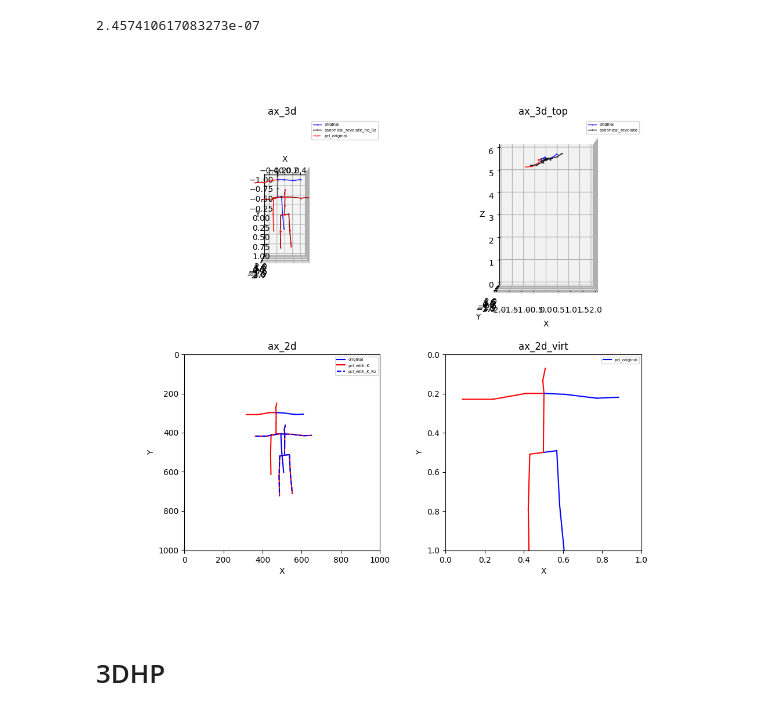
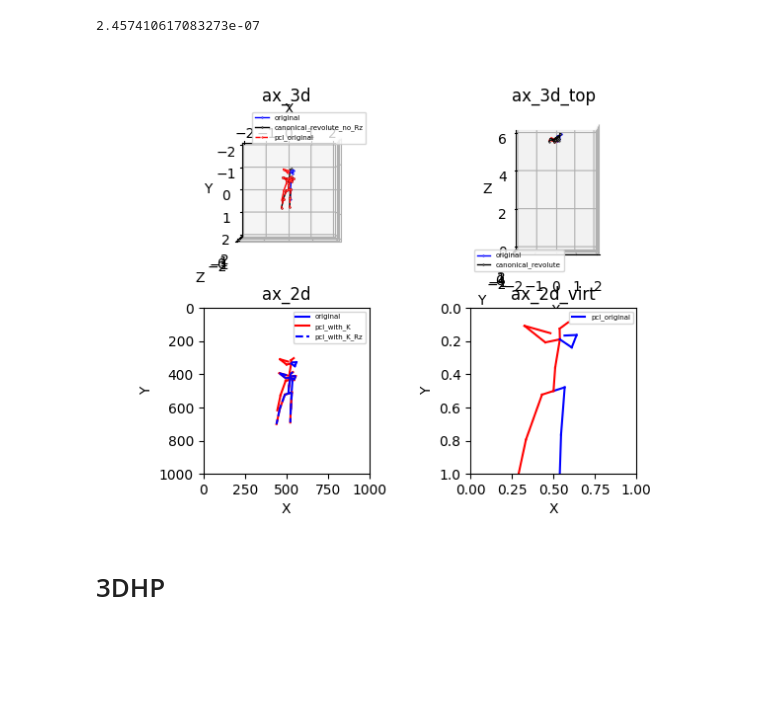
Before and after one commit to hoo223/MotionBERT, a Jupyter notebook: custom_codes/canonical/pcl_example.ipynb, the cells around one changed output. Drawn from its saved outputs; the diff is of its cells as text; code cells hidden in the pictures; blank space fills up the shorter version.

```diff
--- a/custom_codes/canonical/pcl_example.ipynb
+++ b/custom_codes/canonical/pcl_example.ipynb
@@ -37,9 +37,9 @@ data = load_data_dict(dataset_name, data_type_list, overwrite_list, verbose=True
 # %%
-# subject = 'S9'
-# action = 'Walking 1'
-# cam_id = '54138969'
+subject = 'S9'
+action = 'Walking 1'
+cam_id = '54138969'
 source_list = data['source_list'].copy()
-subject, cam_id, action = split_source_name(source_list[50], dataset_name)
+subject, cam_id, action = split_source_name(source_list[0], dataset_name)
 
 # camera parameters
 cam_param = data['cam_param'][subject][action][cam_id].copy()
@@ -56,22 +56,22 @@ img_2d_centered = img_2d.copy() - img_2d[:, 0:1] + np.array([cx, cy])
 cam_3d_canonical = canonicalization_cam_3d(cam_3d, canonical_type='same_z')
 img_2d_canonical = projection(cam_3d_canonical, intrinsic) # data['img_2d_canonical_same_z'][subject][action][cam_id].copy()
 
-## R_virt2orig
+## canonical_revolute_no_Rz 3D/2D pose
 R_orig2virt_no_Rz_from_2d, R_orig2virt_no_Rz_from_2d_inv = get_batch_R_orig2virt_from_2d(img_2d, intrinsic)
 R_orig2virt_no_Rz_from_3d, R_orig2virt_no_Rz_from_3d_inv = get_batch_R_orig2virt_from_3d(cam_3d, no_Rz=True)
-R_orig2virt_from_3d, R_orig2virt_from_3d_inv = get_batch_R_orig2virt_from_3d(cam_3d, no_Rz=False)
-
-## canonical_revolute_no_Rz 3D/2D pose
 cam_3d_canonical_revolute_no_Rz = np.einsum('ijk,ikl->ijl', cam_3d, R_orig2virt_no_Rz_from_2d_inv)
+#cam_3d_canonical_revolute_no_Rz = canonicalization_cam_3d(cam_3d, canonical_type='revolute_no_Rz')
 img_2d_canonical_revolute_no_Rz = projection(cam_3d_canonical_revolute_no_Rz, intrinsic)
-print(np.linalg.norm(cam_3d_canonical_revolute_no_Rz - data['cam_3d_canonical_revolute_no_Rz'][subject][action][cam_id]).mean())
-print(np.linalg.norm(img_2d_canonical_revolute_no_Rz - data['img_2d_canonical_revolute_no_Rz'][subject][action][cam_id]).mean())
+print('cam_3d_canonical_revolute_no_Rz', np.linalg.norm(cam_3d_canonical_revolute_no_Rz - data['cam_3d_canonical_revolute_no_Rz'][subject][action][cam_id]).mean())
+print('img_2d_canonical_revolute_no_Rz', np.linalg.norm(img_2d_canonical_revolute_no_Rz - data['img_2d_canonical_revolute_no_Rz'][subject][action][cam_id]).mean())
 
 ## canonical_revolute 3D/2D pose
+R_orig2virt_from_3d, R_orig2virt_from_3d_inv = get_batch_R_orig2virt_from_3d(cam_3d, no_Rz=False)
 cam_3d_canonical_revolute = np.einsum('ijk,ikl->ijl', cam_3d, R_orig2virt_from_3d_inv)
+#cam_3d_canonical_revolute = canonicalization_cam_3d(cam_3d, canonical_type='revolute')
 img_2d_canonical_revolute = projection(cam_3d_canonical_revolute, intrinsic)
-print(np.linalg.norm(cam_3d_canonical_revolute - data['cam_3d_canonical_revolute'][subject][action][cam_id]).mean())
-print(np.linalg.norm(img_2d_canonical_revolute - data['img_2d_canonical_revolute'][subject][action][cam_id]).mean())
+print('cam_3d_canonical_revolute', np.linalg.norm(cam_3d_canonical_revolute - data['cam_3d_canonical_revolute'][subject][action][cam_id]).mean())
+print('img_2d_canonical_revolute', np.linalg.norm(img_2d_canonical_revolute - data['img_2d_canonical_revolute'][subject][action][cam_id]).mean())
 
 ## PCL with original K
 K_inv = np.linalg.inv(intrinsic)
@@ -83,8 +83,8 @@ norm_2d_virt_with_Rz = np.einsum('ijk,ikl->ijl', norm_2d, R_orig2virt_from_3d_in
 img_2d_canonical_pcl = projection(norm_2d_virt_no_Rz, intrinsic)
 img_2d_canonical_pcl_with_Rz = projection(norm_2d_virt_with_Rz, intrinsic)
 
-print(np.linalg.norm(img_2d_canonical_pcl - data['img_2d_canonical_pcl'][subject][action][cam_id]).mean())
-print(np.linalg.norm(img_2d_canonical_pcl_with_Rz - data['img_2d_canonical_pcl_with_Rz'][subject][action][cam_id]).mean())
+print('img_2d_canonical_pcl', np.linalg.norm(img_2d_canonical_pcl - data['img_2d_canonical_pcl'][subject][action][cam_id]).mean())
+print('img_2d_canonical_pcl_with_Rz', np.linalg.norm(img_2d_canonical_pcl_with_Rz - data['img_2d_canonical_pcl_with_Rz'][subject][action][cam_id]).mean())
 
 ## Original PCL
 location_px = img_2d[:, 0]
@@ -105,13 +105,12 @@ img_2d_canonical_pcl_original, R_virt2orig, P_virt2orig = pcl.pcl_transforms_2d(
                                                                                 slant_compensation=True)
 cam_3d_canonical_pcl_original = np.einsum('ijk,ikl->ijl', cam_3d, R_virt2orig)
 
-print(np.linalg.norm(img_2d_canonical_pcl_original - data['img_2d_canonical_pcl_original'][subject][action][cam_id]).mean())
-print(np.linalg.norm(cam_3d - data['cam_3d_canonical_pcl_original'][subject][action][cam_id]).mean())
-print(np.linalg.norm(cam_3d - data['cam_3d_canonical_pcl_with_Rz'][subject][action][cam_id]).mean())
-print(np.linalg.norm(cam_3d - data['cam_3d_canonical_pcl'][subject][action][cam_id]).mean())
-
-print(np.linalg.norm(data['img_2d_canonical_revolute'][subject][action][cam_id] - data['img_2d_canonical_pcl_with_Rz'][subject][action][cam_id]).mean())
-print(np.linalg.norm(data['img_2d_canonical_revolute_no_Rz'][subject][action][cam_id] - data['img_2d_canonical_pcl'][subject][action][cam_id]).mean())
+print('img_2d_canonical_pcl_original', np.linalg.norm(img_2d_canonical_pcl_original - data['img_2d_canonical_pcl_original'][subject][action][cam_id]).mean())
+print('cam_3d - cam_3d_canonical_pcl_original', np.linalg.norm(cam_3d - data['cam_3d_canonical_pcl_original'][subject][action][cam_id]).mean())
+print('cam_3d - cam_3d_canonical_pcl_with_Rz', np.linalg.norm(cam_3d - data['cam_3d_canonical_pcl_with_Rz'][subject][action][cam_id]).mean())
+print('cam_3d - cam_3d_canonical_pcl', np.linalg.norm(cam_3d - data['cam_3d_canonical_pcl'][subject][action][cam_id]).mean())
+print('img_2d_canonical_revolute - img_2d_canonical_pcl_with_Rz', np.linalg.norm(data['img_2d_canonical_revolute'][subject][action][cam_id] - data['img_2d_canonical_pcl_with_Rz'][subject][action][cam_id]).mean())
+print('img_2d_canonical_revolute_no_Rz - img_2d_canonical_pcl', np.linalg.norm(data['img_2d_canonical_revolute_no_Rz'][subject][action][cam_id] - data['img_2d_canonical_pcl'][subject][action][cam_id]).mean())
 
 R_orig2virt = R_virt2orig.inverse()
 
@@ -213,39 +237,39 @@ np.linalg.norm(cam_3d_canonical_pcl_original - cam_3d_canonical_revolute_no_Rz,
 2.457410617083273e-07
 # %%
 ## check original train data
-frame_num = 0
+frame_num = 1000
 configs = {
-    'ax_3d': {'type': '3d', 'loc': 221, 'mode': 'cam', 'xlim': [-0.5, 0.5], 'ylim': [-1, 1]},
+    'ax_3d': {'type': '3d', 'loc': 221, 'mode': 'cam'},
     'ax_3d_top': {'type': '3d', 'loc': 222, 'mode': 'cam_top', 'zlim': [0, 6]},
     'ax_2d': {'type': '2d', 'loc': 223, 'W': W, 'H': H},
     'ax_2d_virt': {'type': '2d', 'loc': 224, 'W': 1, 'H': 1},
 }
 fig, axs = generate_axes(2, configs, fig_title='')
 plot_pose_setting = [
     ('ax_3d', cam_3d,                               {'color': '', 'label': 'original'}),
     #('ax_3d', cam_3d_canonical_revolute,            {'color': 'k', 'label': 'canonical_revolute'}),
     ('ax_3d', cam_3d_canonical_revolute_no_Rz,      {'color': 'k', 'label': 'canonical_revolute_no_Rz'}),
     ('ax_3d', cam_3d_canonical_pcl_original,        {'color': 'r', 'label': 'pcl_original', 'linestyle': '--'}),
     ('ax_3d_top', cam_3d,                           {'color': '', 'label': 'original'}),
     ('ax_3d_top', cam_3d_canonical_revolute,        {'color': 'k', 'label': 'canonical_revolute'}),
     ('ax_2d', img_2d,                               {'color': '', 'label': 'original'}),
     ('ax_2d', img_2d_canonical_pcl,                 {'color': 'r', 'label': 'pcl_with_K'}),
     ('ax_2d', img_2d_canonical_pcl_with_Rz,         {'color': 'b', 'label': 'pcl_with_K_Rz', 'linestyle': '--'}),
     ('ax_2d_virt', img_2d_canonical_pcl_original,   {'color': '', 'label': 'pcl_original'}),
 ]
 general_plot_func(axs, configs, plot_pose_setting, frame_num)
 # plt.sca(axs['ax_3d'])
 # # camera
 # camera = Camera(origin=np.array([0, 0, 0]),
 #                 calib_mat=intrinsic,
 #                 cam_default_R=np.eye(3),
 #                 IMAGE_HEIGHT=H,
 #                 IMAGE_WIDTH=W,
 #                 cam_name='cam_frame')
 # camera.cam_frame.draw3d(show_name=False)
 plt.show()
 # %% [output]
-[figure, old version]
+[figure, new version]
 # %% [markdown]
 # 3DHP
 # %%
```
Also changed, not shown: parts of 8 cells of this notebook, 5 other files.
